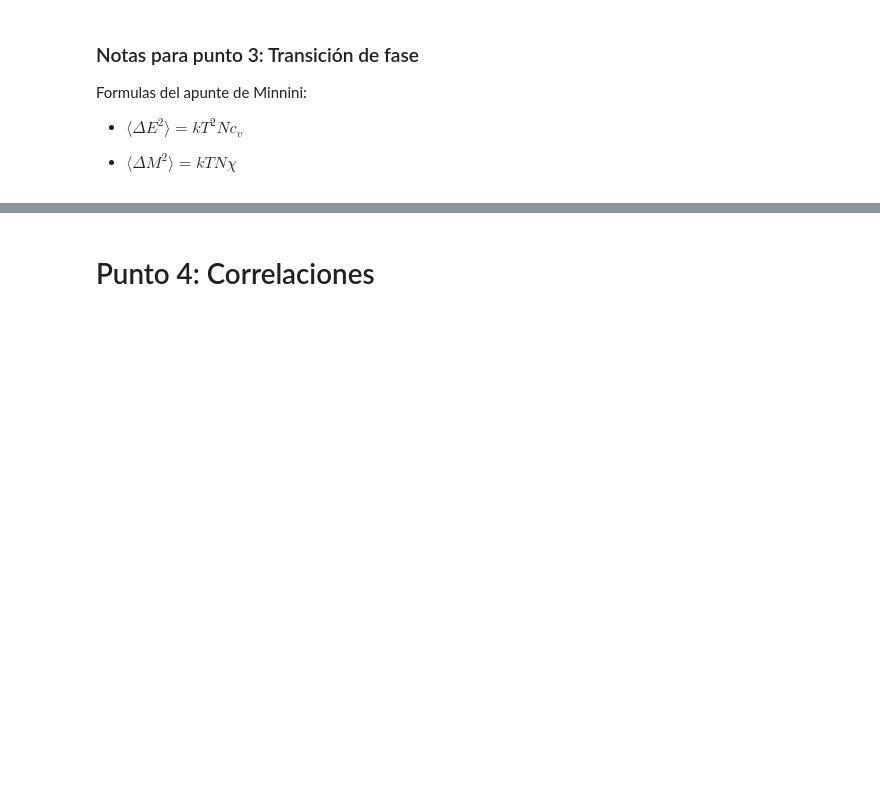
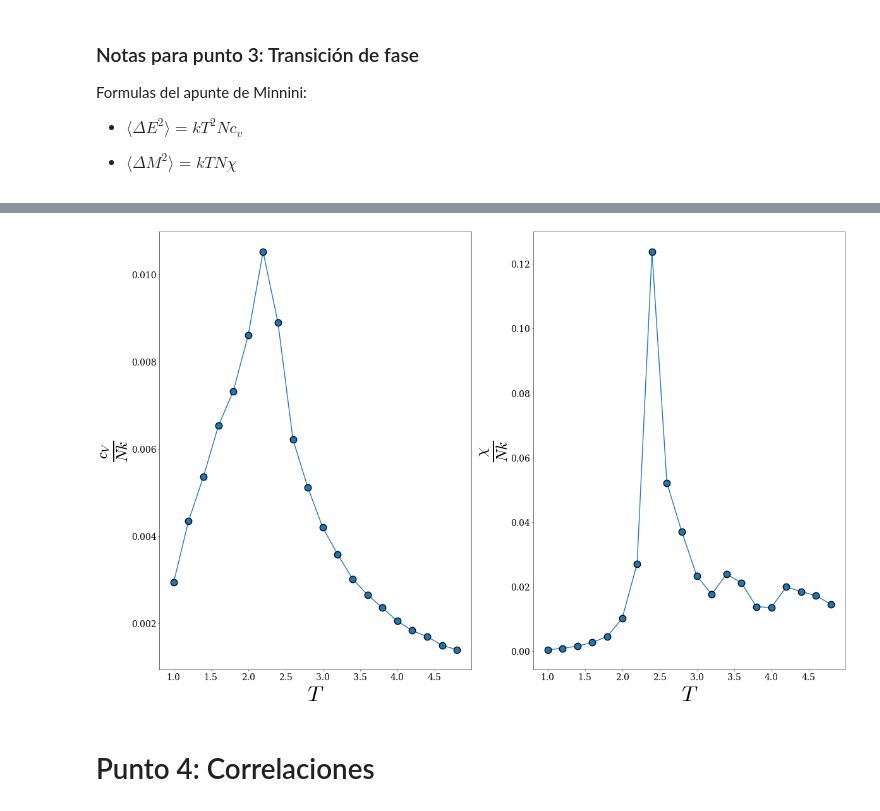
Before and after one commit to Lermacto/ising-2d, a Jupyter notebook: ising.ipynb, the cells around one changed output, grey strips where cells are left out. Saved outputs shown, nothing was run; the diff lists cells and outputs as text; code cells hidden in the pictures; blank space fills up the shorter version.

```diff
--- a/ising.ipynb
+++ b/ising.ipynb
@@ -139,3 +258,18 @@ Formulas del apunte de Minnini:
+# %%
+plt.subplot(1, 2, 1)
+plt.plot(T_arr, std_E_T*(1/T_arr**2), '-o', lw = 2, markersize = 15, mec = 'black', mew = 2)
+plt.xlabel('$T$')
+plt.ylabel(r'$\frac{c_V}{Nk}$')
+plt.grid()
+
+plt.subplot(1, 2, 2)
+plt.plot(T_arr, std_M_T, '-o', lw = 2, markersize = 15, mec = 'black', mew = 2)
+plt.xlabel('$T$')
+plt.ylabel(r'$\frac{\chi}{Nk}$')
+plt.grid()
+plt.show()
+# %% [output]
+[figure, added]
 # %% [markdown]
 # Punto 4: Correlaciones
 # %%
```
Also changed, not shown: parts of 9 cells of this notebook.
